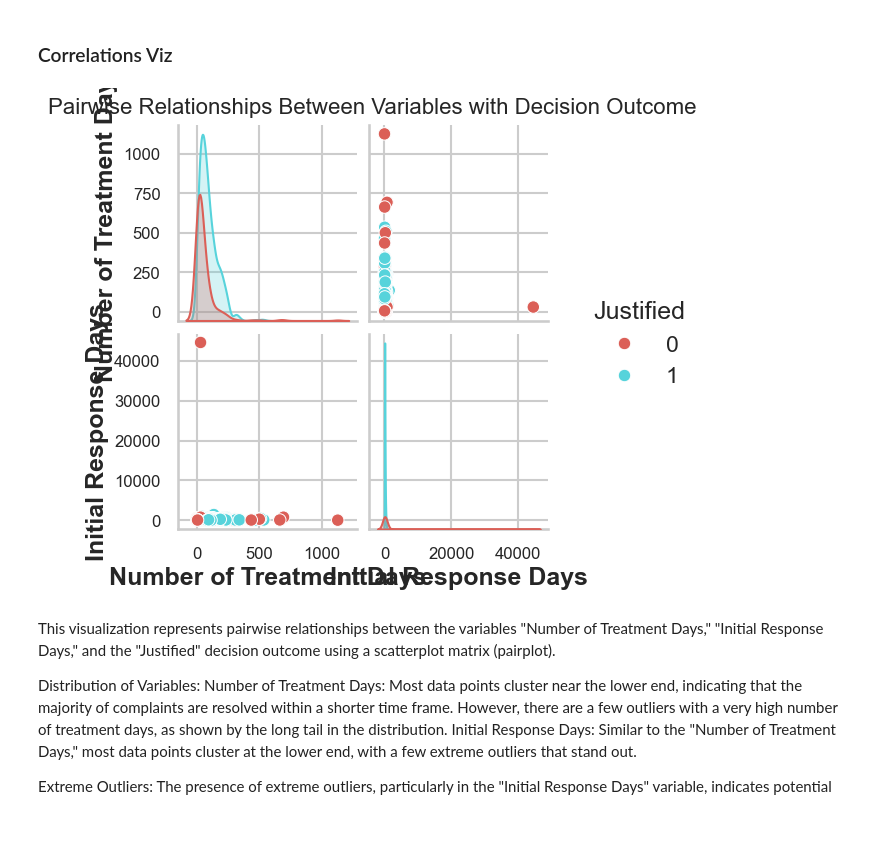
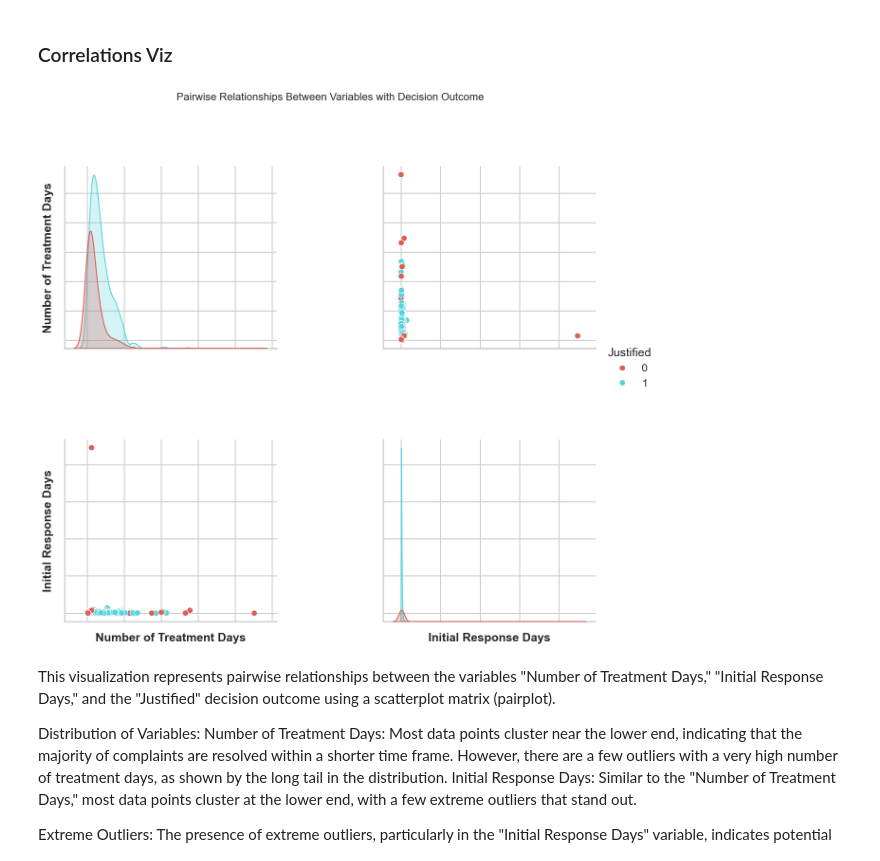
Before and after one commit to Dor-J/FreedomOfInformationComplaintsEDA, a Jupyter notebook: src/foi_complaints_eda.ipynb, the cells around one changed output. Saved outputs shown, nothing was run; the diff lists cells and outputs as text; code cells hidden in the pictures; blank space fills up the shorter version.

```diff
--- a/src/foi_complaints_eda.ipynb
+++ b/src/foi_complaints_eda.ipynb
@@ -2155,18 +2207,25 @@ This heatmap shows the distribution of complaint subjects by complainant type, h
 # %%
 # Pairwise Relationships Between Variables with Decision Outcome
 
 # Selecting relevant columns for pairplot
 pairplot_columns = ['Number of Treatment Days', 'Initial Response Days', 'Justified']
 
+# Create the pairplot
+g = sns.pairplot(df_combined[pairplot_columns], hue='Justified', palette='hls', diag_kind='kde')
 
-# Plot pairwise relationships with hue based on the 'Justified' column
-sns.pairplot(df_combined[pairplot_columns], hue='Justified', palette='hls', diag_kind='kde')
+# Adjust layout to prevent overlapping
+plt.subplots_adjust(top=0.9, bottom=0.1, left=0.1, right=0.9, hspace=0.5, wspace=0.5)
 
-plt.suptitle('Pairwise Relationships Between Variables with Decision Outcome', fontsize=16, y=1.02)
+# Set a larger figure size and smaller font size
+g.fig.set_size_inches(14, 12)
+g.set(xticklabels=[], yticklabels=[])
+
+# Add a title separately
+plt.suptitle('Pairwise Relationships Between Variables with Decision Outcome', fontsize=16, y=1.03)
 
 plt.show()
 # %% [output]
-[figure, old version]
+[figure, new version]
 # %% [markdown]
 This visualization represents pairwise relationships between the variables "Number of Treatment Days," "Initial Response Days," and the "Justified" decision outcome using a scatterplot matrix (pairplot).
 
```
Also changed, not shown: parts of 6 cells of this notebook.
